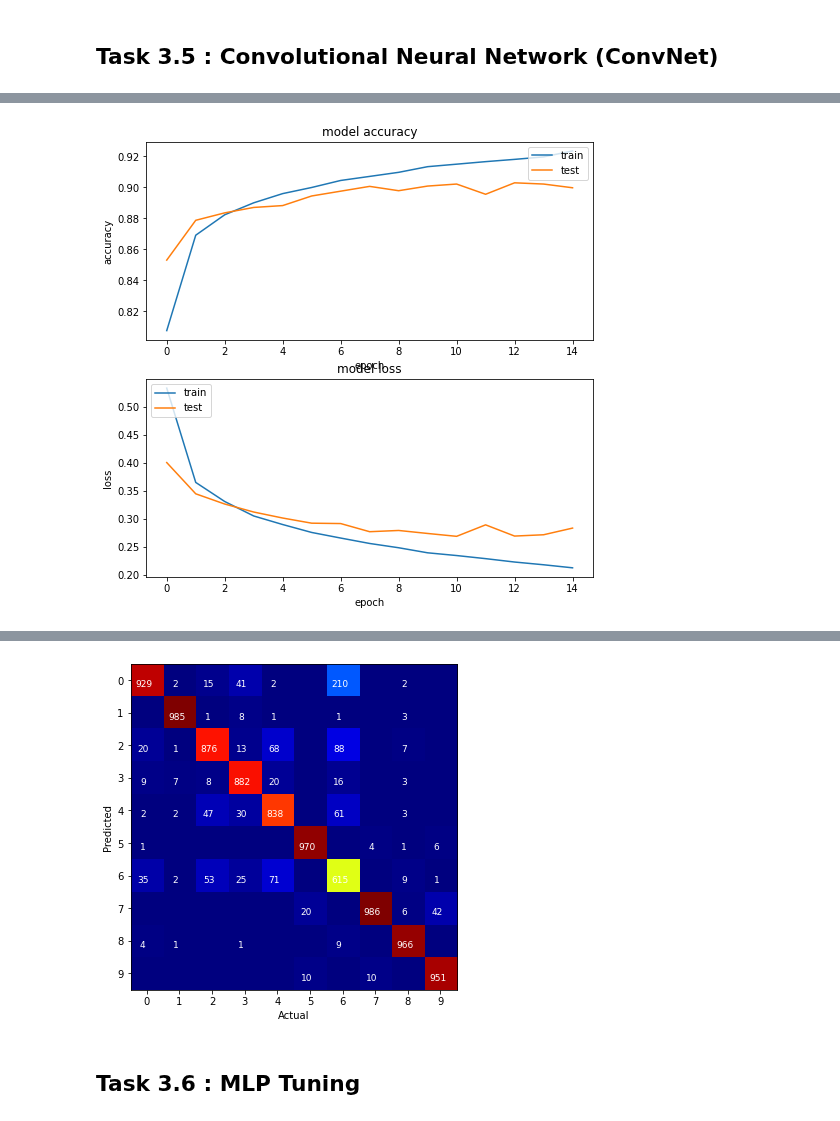
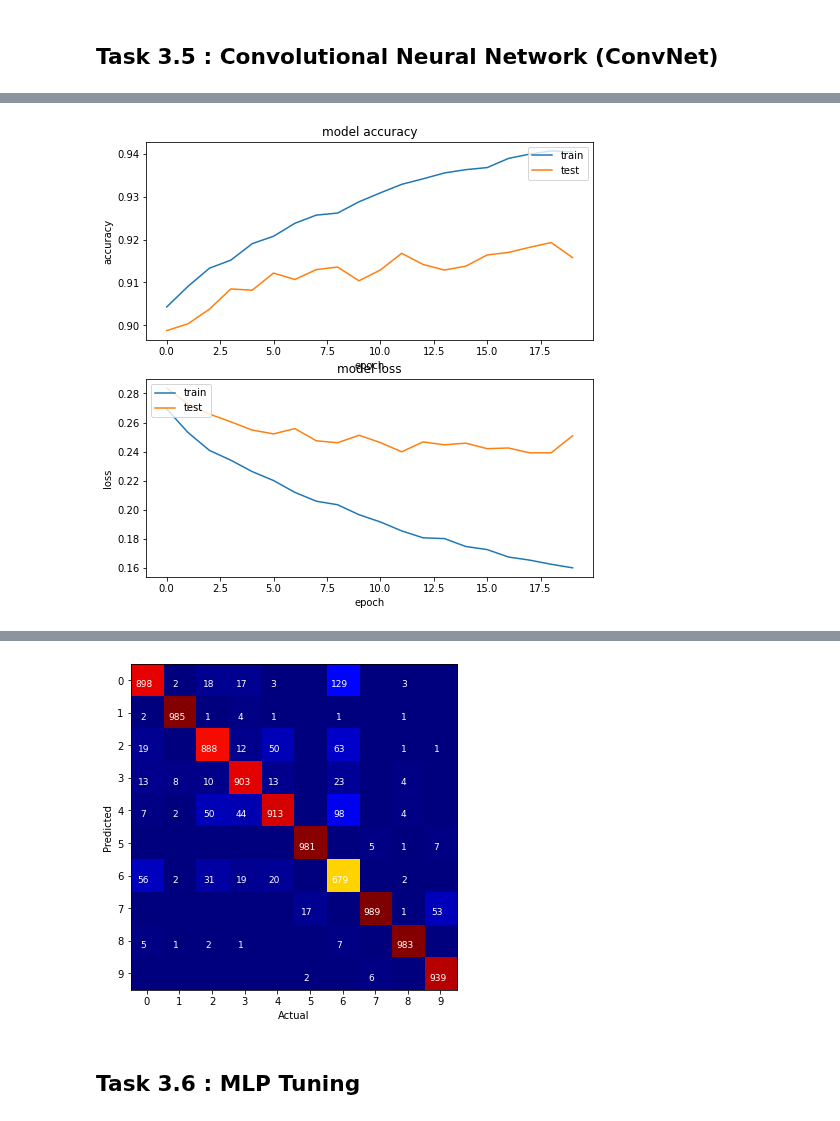
Before and after one commit to acollin19/comp551, a Jupyter notebook: A3/assignment3_group_24.ipynb, the cells around one changed output, grey strips where cells are left out. Drawn from its saved outputs; the diff is of its cells as text; code cells hidden in the pictures.

```diff
--- a/A3/assignment3_group_24.ipynb
+++ b/A3/assignment3_group_24.ipynb
@@ -388,7 +396,7 @@ num_filters = 8
 filter_size = 3
 pool_size   = 2
 num_classes = 10
-batch_size  = 64
+batch_size  = 300
 input_shape = (X_train.shape[1:]) # (28, 28, 1)
 strides     = 1
 padding     = 'valid' # valid: no padding, same: for zeros evenly right/left and up/down.
@@ -435,7 +443,7 @@ model.compile(
 )
 # %%
 # Train the mdoel
-epochs = 15 # takes about 1min/epoch
+epochs = 20 # switch to GPU to run
 # Saving the model during training to be used later
 checkpoint = ModelCheckpoint("fashion_mnist_best_model.hdf5",  # saving the best model
                             monitor='val_loss', verbose=1,
@@ -447,11 +455,11 @@ checkpoint = ModelCheckpoint("fashion_mnist_best_model.hdf5",  # saving the best
 # Fitting the model
 history = model.fit(
   CNN_X_train,
-  CNN_y_train,
+  y_train,
   epochs=epochs,                # number of training epochs
   batch_size=batch_size,
   verbose = 1,
-  validation_data=(CNN_X_test, CNN_y_test), # validation data
+  validation_data=(CNN_X_test, y_test), # validation data
   callbacks=[checkpoint]      # callback to save the model during trainings
 )
 # %% [output]
@@ -483,7 +503,7 @@ plt.xlabel('epoch')
 plt.legend(['train', 'test'], loc='upper left')
 plt.show()
 # %% [output]
-[figure, old version]
+[figure, new version]
 # %%
 # Define confusion matrix
 def calc_error(predictions, labels):
@@ -501,8 +521,8 @@ def calc_error(predictions, labels):
     return error, confusions
 # %%
 # Model predictions and confusion matrix
-test_predictions          = np.argmax(model.predict(CNN_X_test),1)
-test_error, test_conf_mat = calc_error(test_predictions, np.argmax(CNN_y_test,1))
+test_predictions = np.argmax(model.predict(CNN_X_test),1)
+test_error, test_conf_mat = calc_error(test_predictions, np.argmax(y_test,1))
 print('Test error: %.1f%%' % test_error)
 
 plt.figure(figsize=(6, 6))
@@ -524,4 +544,4 @@ Test error: 10.0%
-[figure, old version]
+[figure, new version]
 # %% [markdown]
 ## Task 3.6 : MLP Tuning
 # %% [markdown]
```
Also changed, not shown: parts of 19 cells of this notebook.
